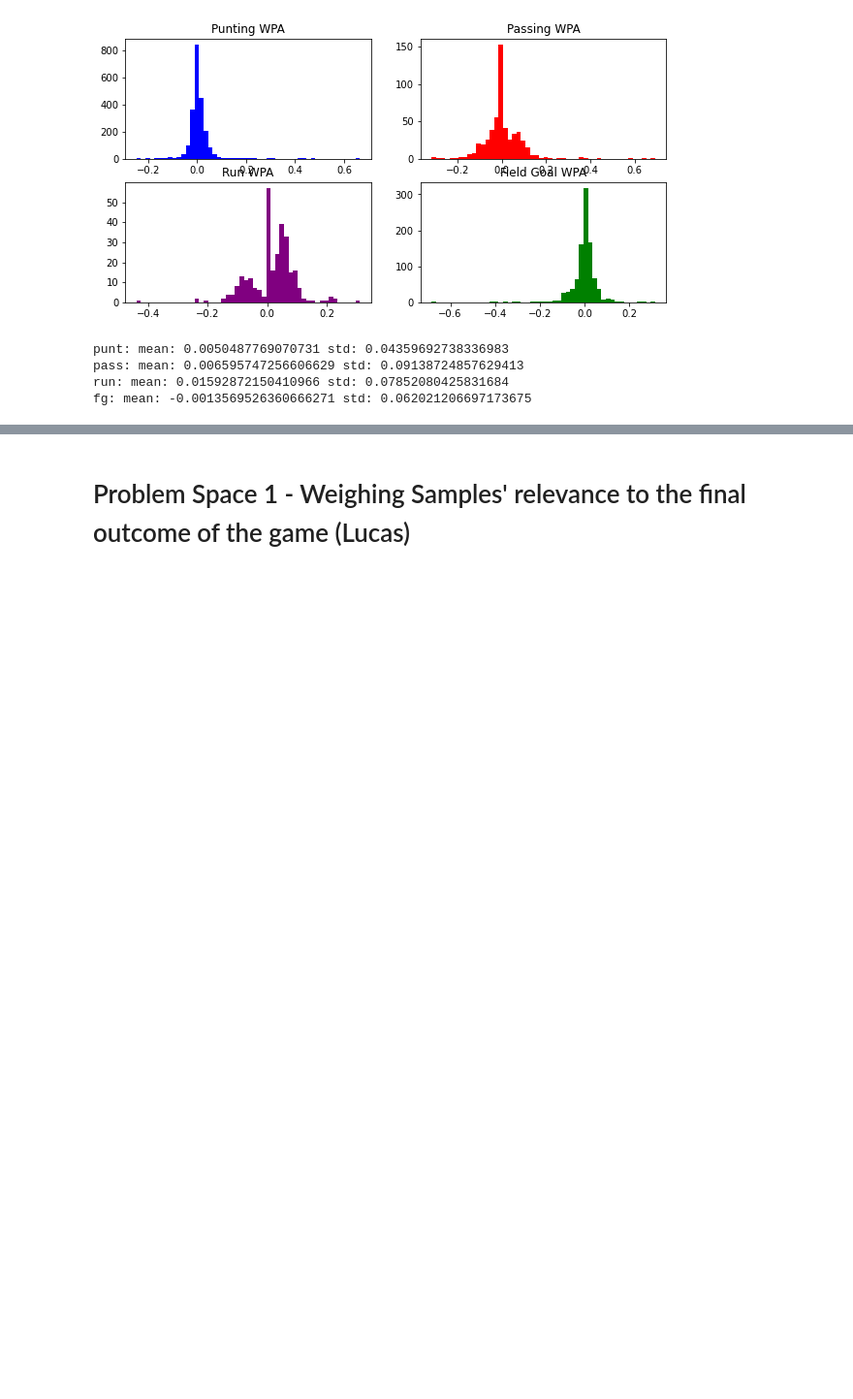
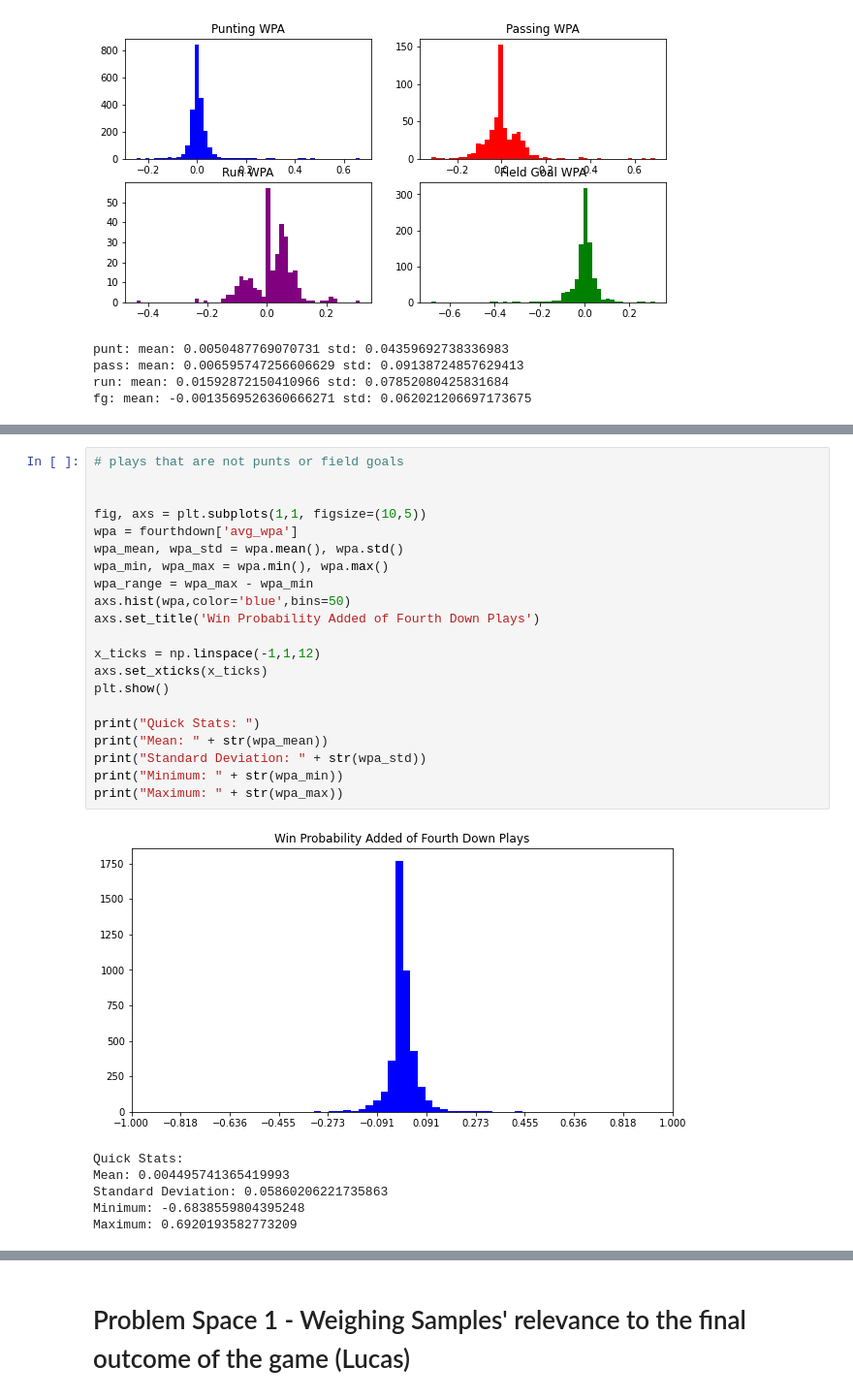
Before and after one commit to lderr4/CSCI-4622, a Jupyter notebook: data_analysis.ipynb, the cells around one changed output, grey strips where cells are left out. Shown: that part at 97% size. Saved outputs shown, nothing was run; the diff lists cells and outputs as text; blank space fills up the shorter version.

```diff
--- a/data_analysis.ipynb
+++ b/data_analysis.ipynb
@@ -430,0 +431,28 @@ axs.legend(prop={'size': 20})
+# %%
+# plays that are not punts or field goals
+
+
+fig, axs = plt.subplots(1,1, figsize=(10,5))
+wpa = fourthdown['avg_wpa']
+wpa_mean, wpa_std = wpa.mean(), wpa.std()
+wpa_min, wpa_max = wpa.min(), wpa.max()
+wpa_range = wpa_max - wpa_min
+axs.hist(wpa,color='blue',bins=50)
+axs.set_title('Win Probability Added of Fourth Down Plays')
+
+x_ticks = np.linspace(-1,1,12)
+axs.set_xticks(x_ticks)
+plt.show()
+
+print("Quick Stats: ")
+print("Mean: " + str(wpa_mean))
+print("Standard Deviation: " + str(wpa_std))
+print("Minimum: " + str(wpa_min))
+print("Maximum: " + str(wpa_max))
+# %% [output]
+[figure, added]
+Quick Stats:
+Mean: 0.004495741365419993
+Standard Deviation: 0.05860206221735863
+Minimum: -0.6838559804395248
+Maximum: 0.6920193582773209
```
Also changed, not shown: parts of 10 cells of this notebook.
